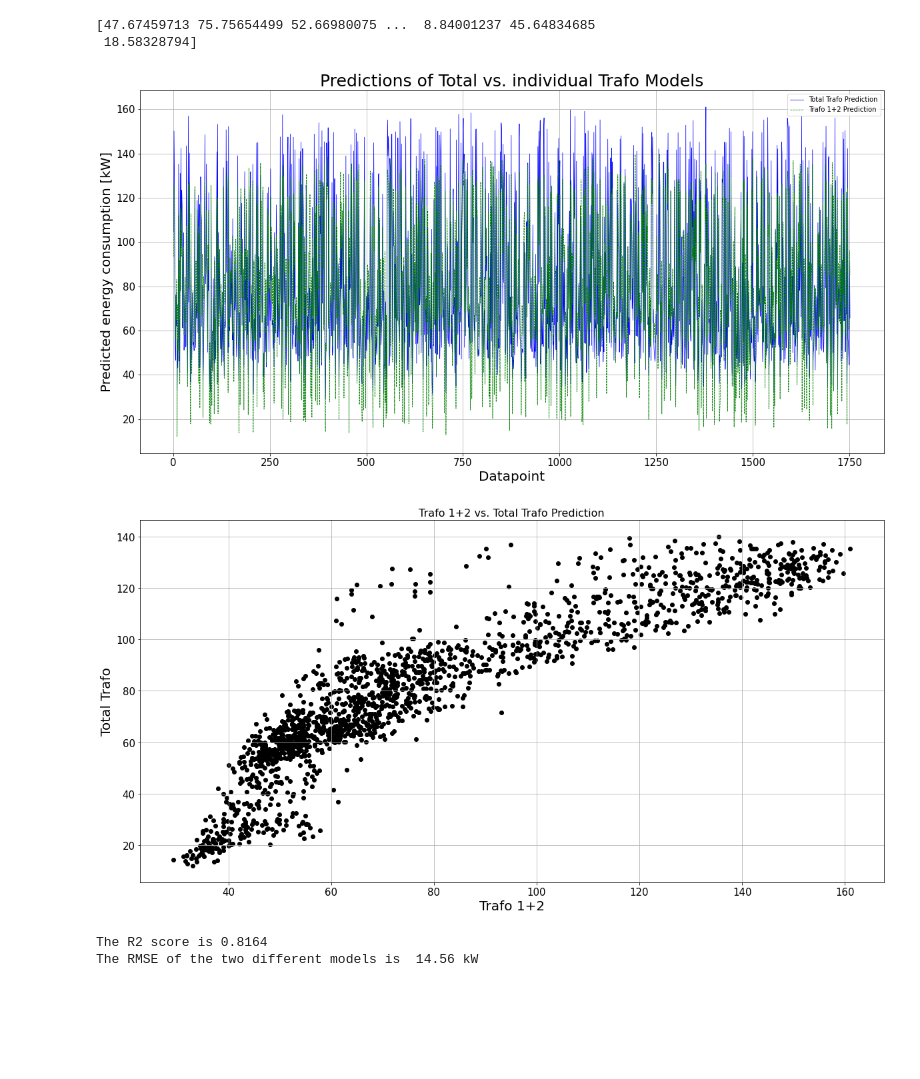
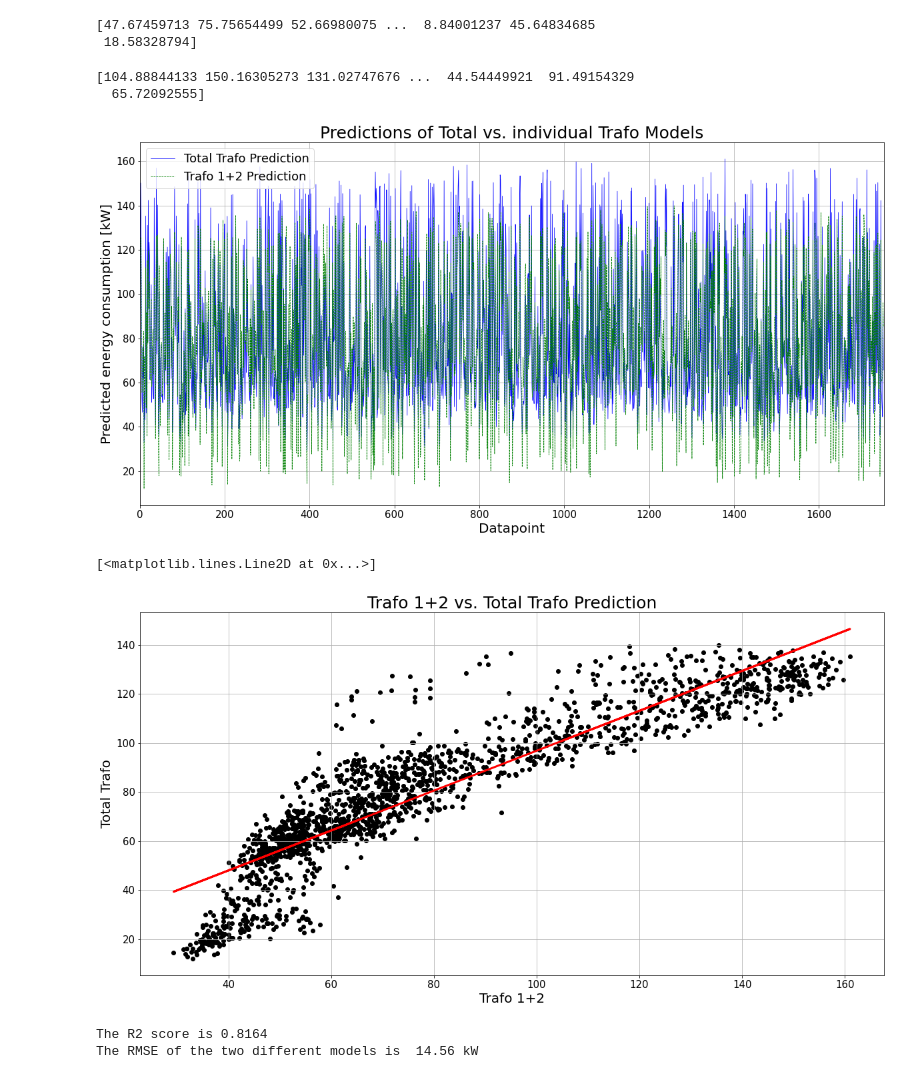
Before and after one commit to BurakCemOztarak/FH_Final_Project, a Jupyter notebook: ML_TotalTrafo.ipynb, the cells around one changed output. Saved outputs shown, nothing was run; the diff lists cells and outputs as text; code cells hidden in the pictures; blank space fills up the shorter version.

Commit message:
Added linear regression lines, trimmed the plot

```diff
--- a/ML_TotalTrafo.ipynb
+++ b/ML_TotalTrafo.ipynb
@@ -208,34 +209,44 @@ print(predictions2)
  18.58328794]
 # %%
 trafo12 = predictions1 + predictions2
+print(trafo12)
+# %% [output]
+[104.88844133 150.16305273 131.02747676 ...  44.54449921  91.49154329
+  65.72092555]
 # %%
 artx = list(range(1, 1753))
 # %%
 plt.rc('xtick', labelsize=15)
 plt.rc('ytick', labelsize=15)
 
 fig, ax = plt.subplots(figsize=(20, 10))
+ax.set_xlim(0, 1753)
 ax.plot(artx, trafo12, '-b', linewidth=0.75, label='Total Trafo Prediction')
 ax.plot(artx, predictions, '--g', linewidth=0.75, label='Trafo 1+2 Prediction')
-leg = ax.legend()
+leg = ax.legend(fontsize=18)
 
 plt.title('Predictions of Total vs. individual Trafo Models', fontname='sans-serif', fontsize=25)
 plt.xlabel("Datapoint", fontsize=20)
 plt.ylabel("Predicted energy consumption [kW]", fontsize=20)
 plt.grid(True)
 # %% [output]
-[figure, old version]
+[figure, new version]
 # %%
 plt.figure(figsize=(20,10))
 plt.rc('xtick', labelsize=15)
 plt.rc('ytick', labelsize=15)
 plt.scatter(trafo12, predictions, color='black')
-plt.title('Trafo 1+2 vs. Total Trafo Prediction', fontname='sans-serif', fontsize=16)
+plt.title('Trafo 1+2 vs. Total Trafo Prediction', fontname='sans-serif', fontsize=25)
 plt.xlabel("Trafo 1+2", fontsize=20)
 plt.ylabel("Total Trafo", fontsize=20)
 plt.grid(True)
+
+#add a linear polynomial fit line to the plot
+c, n = polyfit(trafo12, predictions, 1)
+plt.plot(trafo12, c + n * trafo12, '-', color='red', linewidth=3)
 # %% [output]
+[<matplotlib.lines.Line2D at 0x...>]
-[figure, old version]
+[figure, new version]
 # %%
 MAE3 = r2_score(trafo12, predictions)
 RMSE3 = np.sqrt(mean_squared_error(trafo12, predictions))
```
Also changed, not shown: parts of 4 cells of this notebook.
